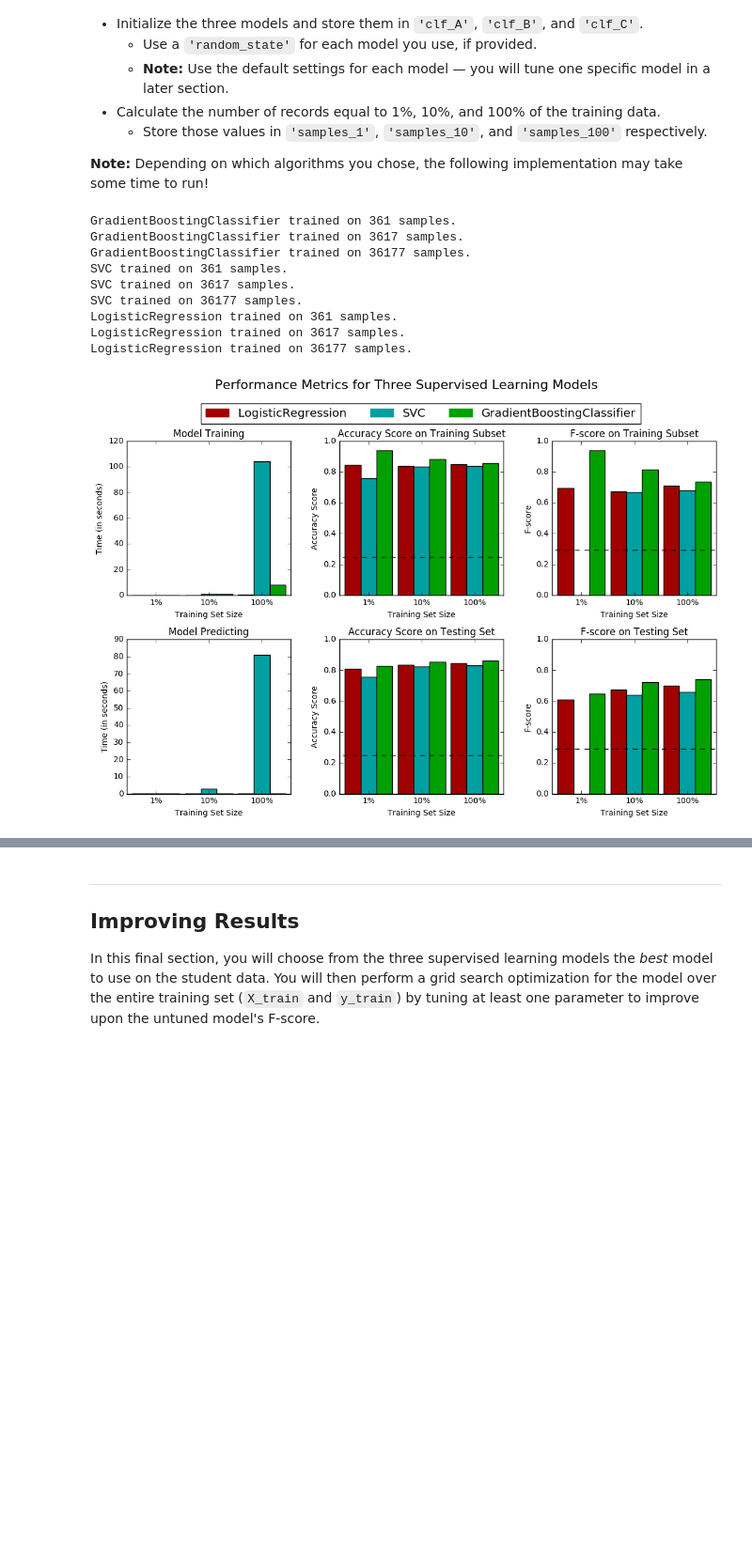
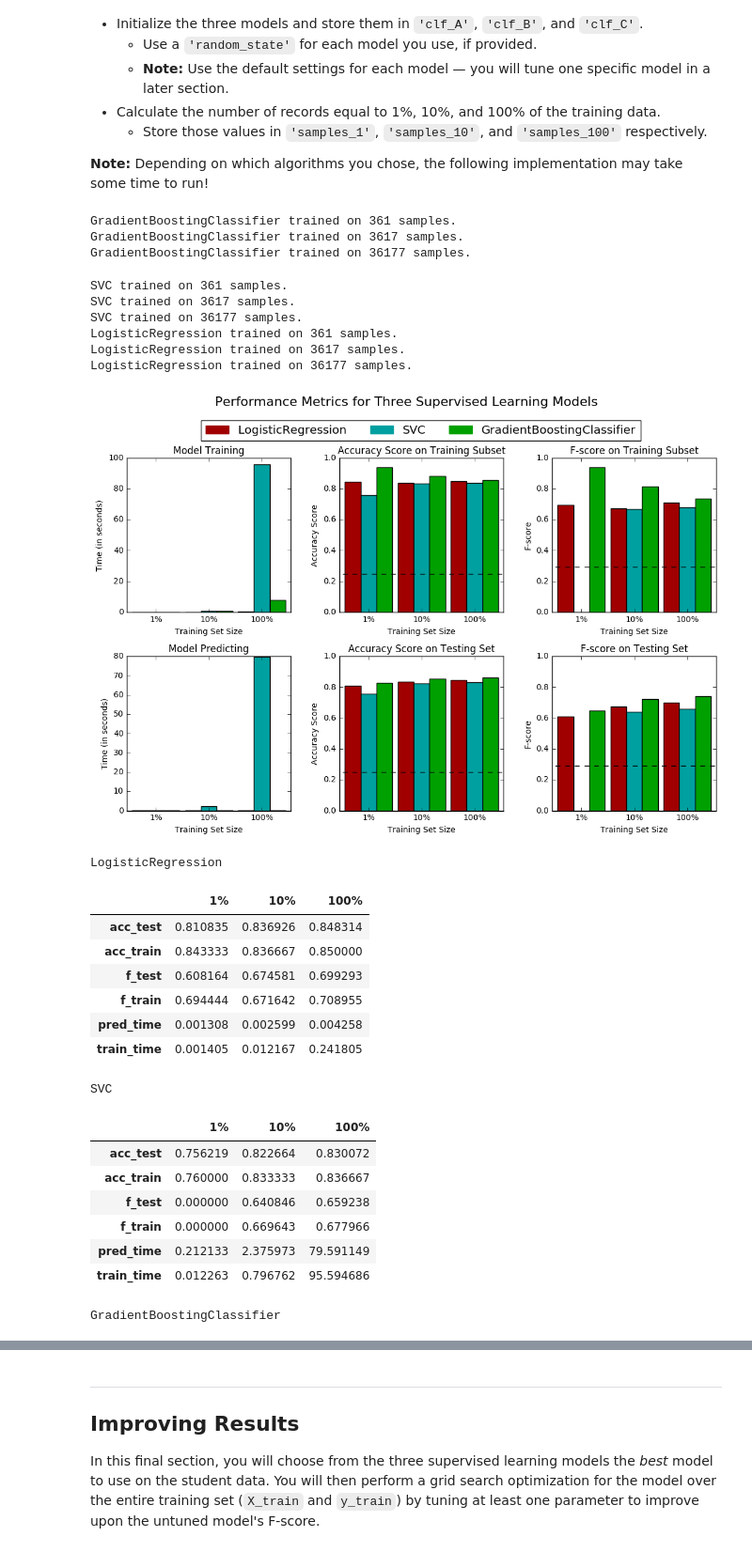
Before and after one commit to caasted/udacity-mlnd, a Jupyter notebook: finding_donors/finding_donors.ipynb, the cells around one changed output, grey strips where cells are left out. Shown: that part at 94% size. Drawn from its saved outputs; the diff is of its cells as text; code cells hidden in the pictures; blank space fills up the shorter version.

```diff
--- a/finding_donors/finding_donors.ipynb
+++ b/finding_donors/finding_donors.ipynb
@@ -53,16 +53,10 @@ A cursory investigation of the dataset will determine how many individuals fit i
 n_records = len(data)
 
 # TODO: Number of records where individual's income is more than $50,000
-n_greater_50k = 0
-for entry in range(n_records):
-    if data.iloc[entry][13] == ">50K":
-        n_greater_50k += 1
+n_greater_50k = sum(data['income'] == '>50K')
 
 # TODO: Number of records where individual's income is at most $50,000
-n_at_most_50k = 0
-for entry in range(n_records):
-    if data.iloc[entry][13] == "<=50K":
-        n_at_most_50k += 1
+n_at_most_50k = sum(data['income'] == '<=50K')
 
 # TODO: Percentage of individuals whose income is more than $50,000
 greater_percent = 100. * n_greater_50k / n_records;
@@ -147,12 +141,7 @@ Additionally, as with the non-numeric features, we need to convert the non-numer
 features = pd.get_dummies(features_raw)
 
 # TODO: Encode the 'income_raw' data to numerical values
-income = []
-for item in income_raw:
-    if item == ">50K":
-        income.append(1)
-    else:
-        income.append(0)
+income = pd.get_dummies(income_raw)['>50K']
 
 # Print the number of features after one-hot encoding
 encoded = list(features.columns)
@@ -202,7 +191,9 @@ Looking at the distribution of classes (those who make at most \$50,000, and tho
 accuracy = greater_percent / 100.
 
 # TODO: Calculate F-score using the formula above for beta = 0.5
-fscore = (1 + 0.5**2)*(accuracy * 1.)/(0.5**2*accuracy + 1.)
+beta = 0.5
+recall = n_greater_50k / (n_greater_50k + 0.)
+fscore = (1 + beta**2) * accuracy * recall / (beta**2 * accuracy + recall)
 
 # Print the results
 print "Naive Predictor: [Accuracy score: {:.4f}, F-score: {:.4f}]".format(accuracy, fscore)
@@ -357,37 +348,59 @@ from sklearn.linear_model import LogisticRegression
 # clf_C = BaggingClassifier(random_state=0)          # F-score on test: ~0.68
 # clf_D = AdaBoostClassifier(random_state=0)         # F-score on test: ~0.73
 # clf_E = RandomForestClassifier(random_state=0)     # F-score on test: ~0.67
 clf_F = GradientBoostingClassifier(random_state=0)   # F-score on test: ~0.74
 
 # clf_G = KNeighborsClassifier()                     # F-score on test: ~0.64, 130 seconds for predicting 45k
 # clf_H = SGDClassifier(random_state=0)              # F-score on test: ~0.64
 clf_I = SVC(random_state=0)                          # F-score on test: ~0.66, 105 sec. train, 80 sec. predict
 clf_J = LogisticRegression(random_state=0)           # F-score on test: ~0.70
 
 # TODO: Calculate the number of samples for 1%, 10%, and 100% of the training data
 samples_1 = int(0.01 * len(X_train))
 samples_10 = int(0.1 * len(X_train))
 samples_100 = len(X_train)
 
 # Collect results on the learners
 results = {}
 for clf in [clf_F, clf_I, clf_J]:
     clf_name = clf.__class__.__name__
     results[clf_name] = {}
     for i, samples in enumerate([samples_1, samples_10, samples_100]):
         results[clf_name][i] = \
         train_predict(clf, samples, X_train, y_train, X_test, y_test)
 
 # Run metrics visualization for the three supervised learning models chosen
 vs.evaluate(results, accuracy, fscore)
+
+# Print detailed metrics
+for item in results.items():
+    print item[0]
+    display(pd.DataFrame(item[1]).rename(columns={0:'1%', 1:'10%', 2:'100%'}))
 # %% [output]
 GradientBoostingClassifier trained on 361 samples.
 GradientBoostingClassifier trained on 3617 samples.
 GradientBoostingClassifier trained on 36177 samples.
-SVC trained on 361 samples.
-SVC trained on 3617 samples.
-SVC trained on 36177 samples.
-LogisticRegression trained on 361 samples.
-LogisticRegression trained on 3617 samples.
-LogisticRegression trained on 36177 samples.
+SVC trained on 361 samples.
+SVC trained on 3617 samples.
+SVC trained on 36177 samples.
+LogisticRegression trained on 361 samples.
+LogisticRegression trained on 3617 samples.
+LogisticRegression trained on 36177 samples.
-[figure, old version]
+[figure, new version]
+LogisticRegression
+|  | 1% | 10% | 100% |
+| acc_test | 0.810835 | 0.836926 | 0.848314 |
+| acc_train | 0.843333 | 0.836667 | 0.850000 |
+| f_test | 0.608164 | 0.674581 | 0.699293 |
+| f_train | 0.694444 | 0.671642 | 0.708955 |
+| pred_time | 0.001308 | 0.002599 | 0.004258 |
+| train_time | 0.001405 | 0.012167 | 0.241805 |
+SVC
+|  | 1% | 10% | 100% |
+| acc_test | 0.756219 | 0.822664 | 0.830072 |
+| acc_train | 0.760000 | 0.833333 | 0.836667 |
+| f_test | 0.000000 | 0.640846 | 0.659238 |
+| f_train | 0.000000 | 0.669643 | 0.677966 |
+| pred_time | 0.212133 | 2.375973 | 79.591149 |
+| train_time | 0.012263 | 0.796762 | 95.594686 |
+GradientBoostingClassifier
```
Also changed, not shown: parts of 11 cells of this notebook.
